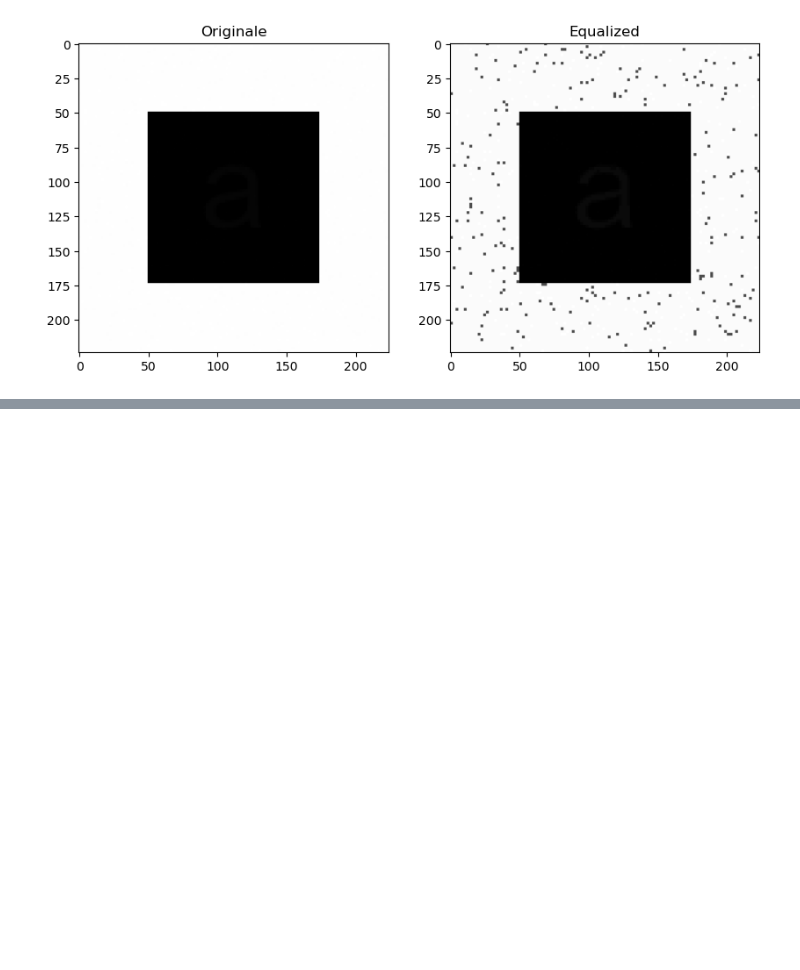
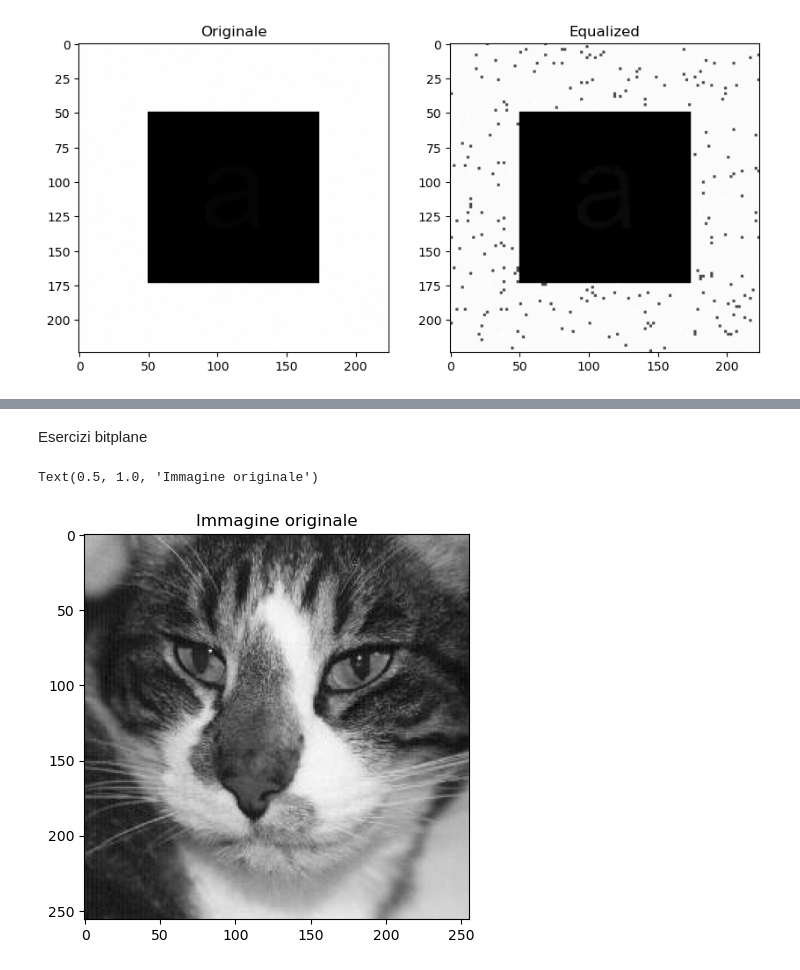
Before and after one commit to Agda78/elaborazione_dei_segnali_multimediali, a Jupyter notebook: Esercizi/1_space_domain/3_stat_loc.ipynb, the cells around one changed output, grey strips where cells are left out. Saved outputs shown, nothing was run; the diff lists cells and outputs as text; code cells hidden in the pictures; blank space fills up the shorter version.

Commit message:
Fine degli esercizi sulla seconda parte

```diff
--- a/Esercizi/1_space_domain/3_stat_loc.ipynb
+++ b/Esercizi/1_space_domain/3_stat_loc.ipynb
@@ -52,0 +73,16 @@ KeyboardInterrupt
+# %% [markdown]
+Esercizi bitplane
+# %%
+from bitop import bitset
+
+# Apertura dell'immagine
+x = io.imread("img/dorian.jpg")
+x = np.uint8(x)
+
+# Plot dell'immagine originale
+plt.figure()
+plt.imshow(x, clim=None, cmap="gray")
+plt.title("Immagine originale")
+# %% [output]
+Text(0.5, 1.0, 'Immagine originale')
+[figure, added]
```
Also changed, not shown: parts of 16 cells of this notebook, 3 other files.
